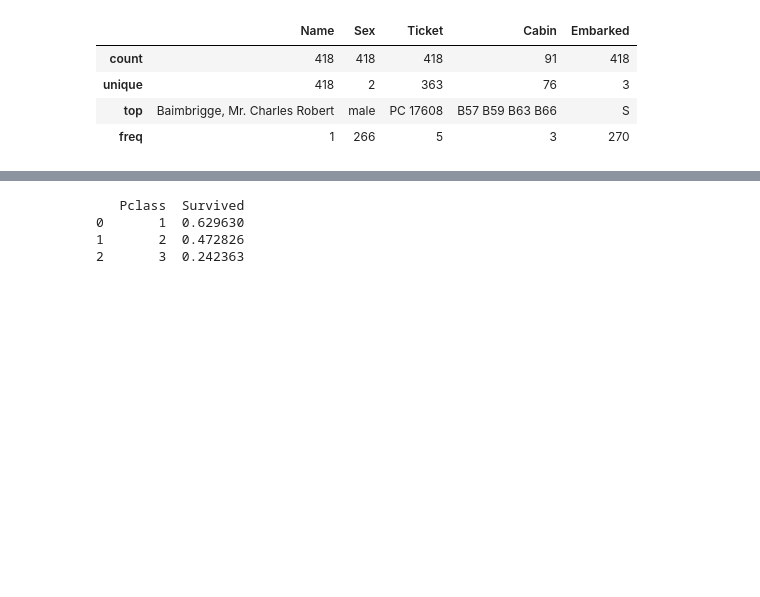
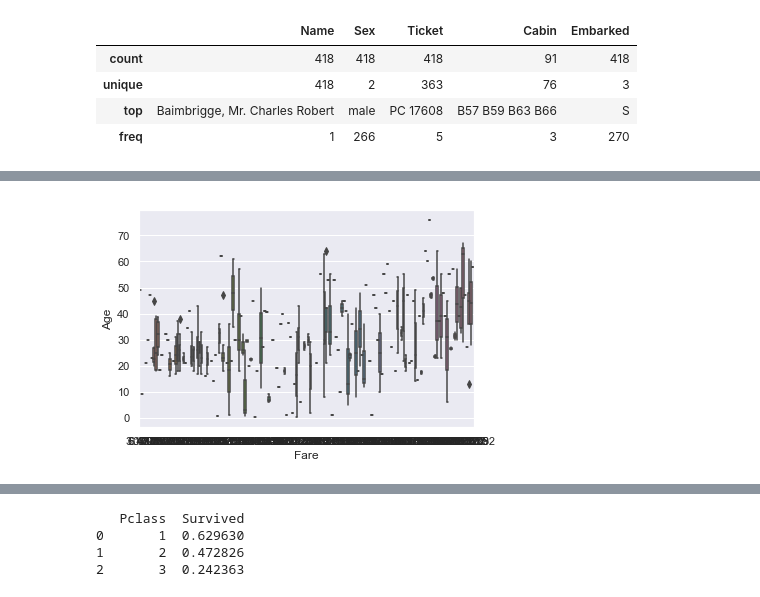
Before and after one commit to roshankoirala/ML-Examples-, a Jupyter notebook: Titanic/1. Titanic EDA .ipynb, the cells around one changed output, grey strips where cells are left out. Saved outputs shown, nothing was run; the diff lists cells and outputs as text; code cells hidden in the pictures; blank space fills up the shorter version.

Commit message:
adding data frame and viz in notebook

```diff
--- a/Titanic/1. Titanic EDA .ipynb
+++ b/Titanic/1. Titanic EDA .ipynb
@@ -102,0 +171,5 @@ test_df.describe(include = ['O'])
+# %%
+sns.boxplot(x = "Fare", y = "Age", data = test_df )
+plt.show()
+# %% [output]
+[figure, added]
```
Also changed, not shown: parts of 25 cells of this notebook, 2 other files.
